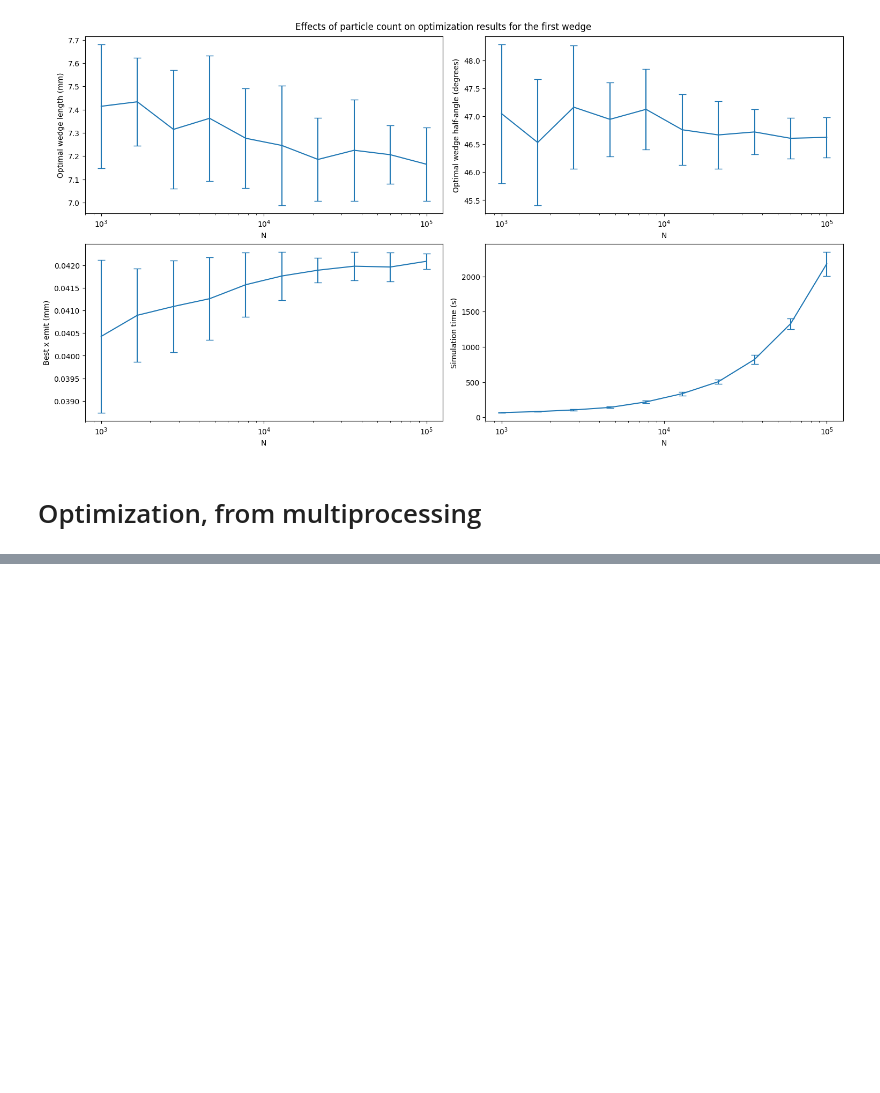
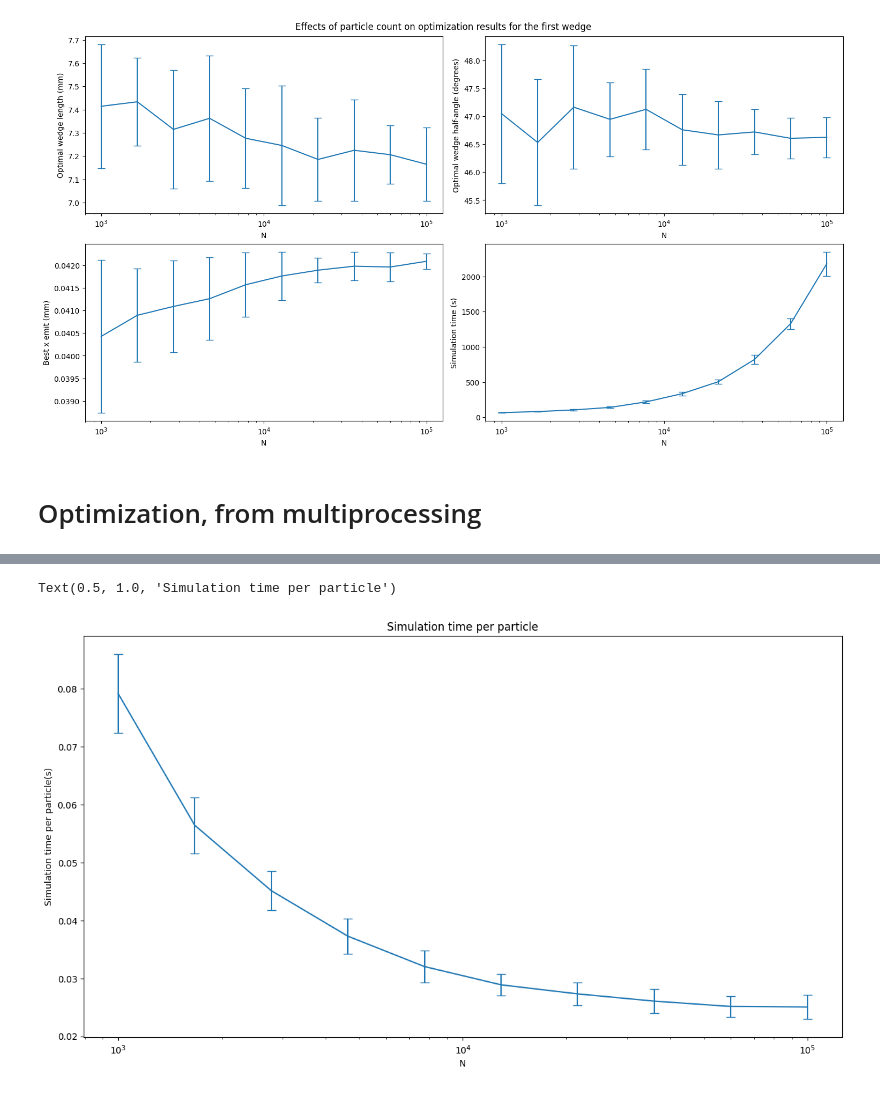
Before and after one commit to kdp-lab/muC-final-cooling, a Jupyter notebook: accuracy.ipynb, the cells around one changed output, grey strips where cells are left out. Drawn from its saved outputs; the diff is of its cells as text; code cells hidden in the pictures; blank space fills up the shorter version.

```diff
--- a/accuracy.ipynb
+++ b/accuracy.ipynb
@@ -252,0 +253,12 @@ Text(0.5, 0.98, 'Effects of particle count on optimization results for the first
+# %%
+fig, ax = plt.subplots()
+fig.set_size_inches(15, 8)
+n_arr, t_arr, t_err = qmap_to_arrays(x_range, calc_quantity(lambda x: x[1], results))
+ax.errorbar(n_arr, t_arr/n_arr, yerr=t_err/n_arr, capsize=5)
+ax.set_xlabel("N")
+ax.set_ylabel(r"Simulation time per particle(s)")
+ax.set_xscale("log")
+ax.set_title("Simulation time per particle")
+# %% [output]
+Text(0.5, 1.0, 'Simulation time per particle')
+[figure, added]
```
Also changed, not shown: parts of 2 cells of this notebook, 3 other files.
